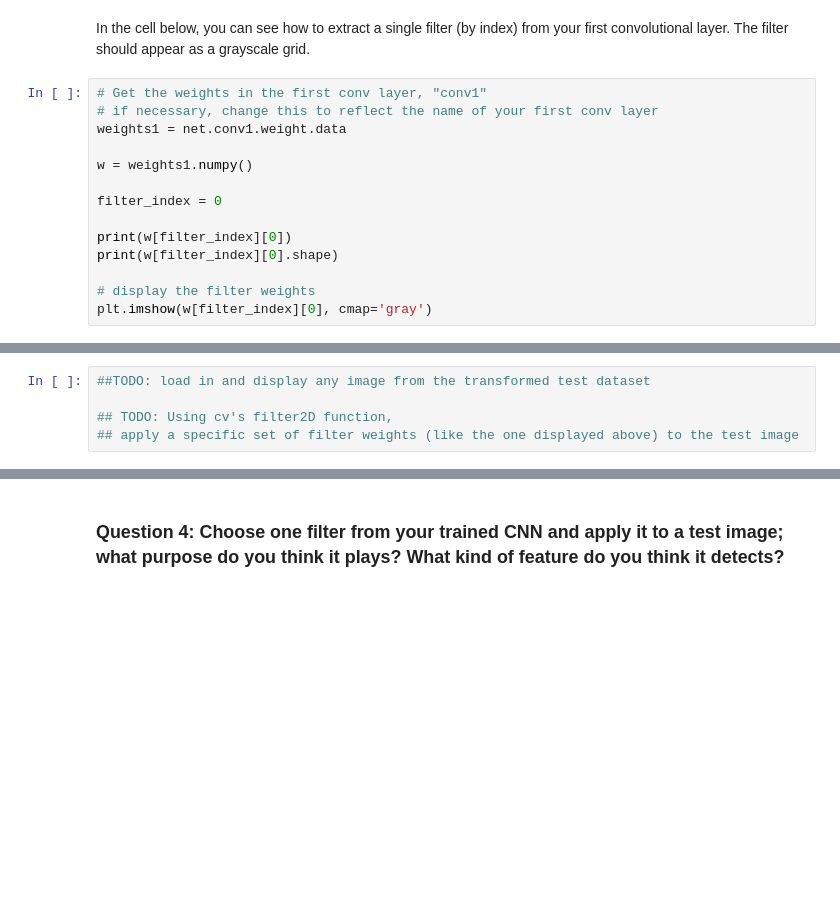
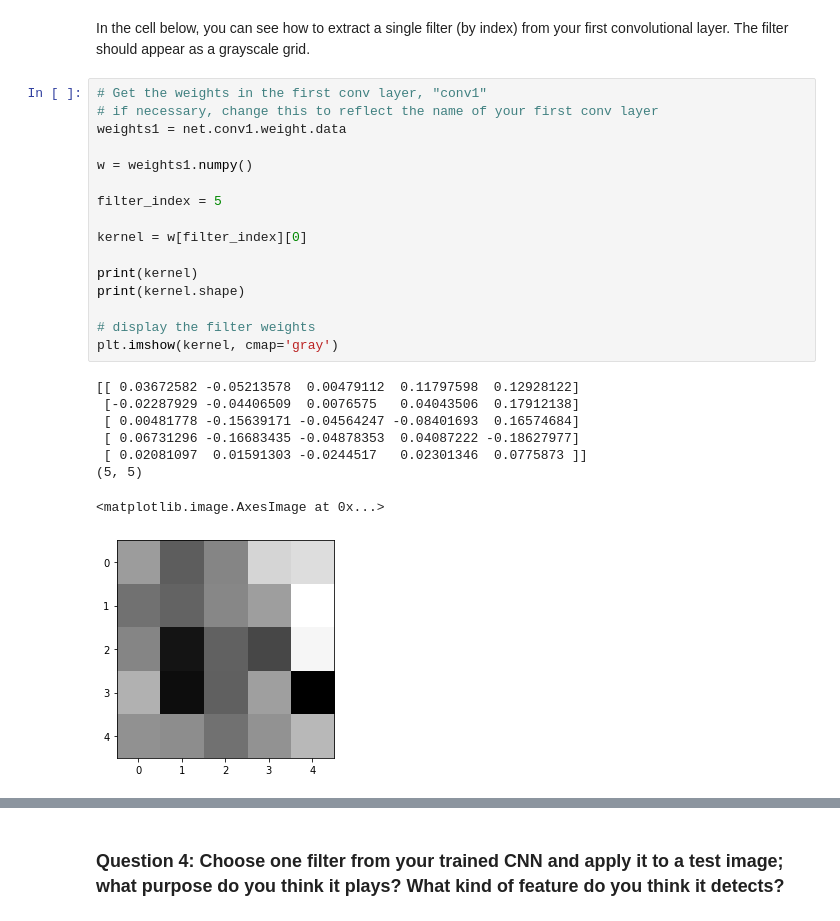
Before and after one commit to laure-delisle/computer-vision-nanodegree, a Jupyter notebook: project 1 - facial keypoint detection/2-define_architecture.ipynb, the cells around one changed output, grey strips where cells are left out. Cells and saved outputs as stored; diff of their text form; blank space fills up the shorter version.

```diff
--- a/project 1 - facial keypoint detection/2-define_architecture.ipynb
+++ b/project 1 - facial keypoint detection/2-define_architecture.ipynb
@@ -440,17 +479,28 @@ In the cell below, you can see how to extract a single filter (by index) from yo
 # %%
 # Get the weights in the first conv layer, "conv1"
 # if necessary, change this to reflect the name of your first conv layer
 weights1 = net.conv1.weight.data
 
 w = weights1.numpy()
 
-filter_index = 0
+filter_index = 5
 
-print(w[filter_index][0])
-print(w[filter_index][0].shape)
+kernel = w[filter_index][0]
+
+print(kernel)
+print(kernel.shape)
 
 # display the filter weights
-plt.imshow(w[filter_index][0], cmap='gray')
+plt.imshow(kernel, cmap='gray')
+# %% [output]
+[[ 0.03672582 -0.05213578  0.00479112  0.11797598  0.12928122]
+ [-0.02287929 -0.04406509  0.0076575   0.04043506  0.17912138]
+ [ 0.00481778 -0.15639171 -0.04564247 -0.08401693  0.16574684]
+ [ 0.06731296 -0.16683435 -0.04878353  0.04087222 -0.18627977]
+ [ 0.02081097  0.01591303 -0.0244517   0.02301346  0.0775873 ]]
+(5, 5)
+<matplotlib.image.AxesImage at 0x...>
+[figure, added]
 # %% [markdown]
 ## Feature maps
 
@@ -463,8 +513,3 @@ Next, choose a test image and filter it with one of the convolutional kernels in
 
 ### TODO: Filter an image to see the effect of a convolutional kernel
 ---
-# %%
-##TODO: load in and display any image from the transformed test dataset
-
-## TODO: Using cv's filter2D function,
-## apply a specific set of filter weights (like the one displayed above) to the test image
```
Also changed, not shown: parts of 22 cells of this notebook.
